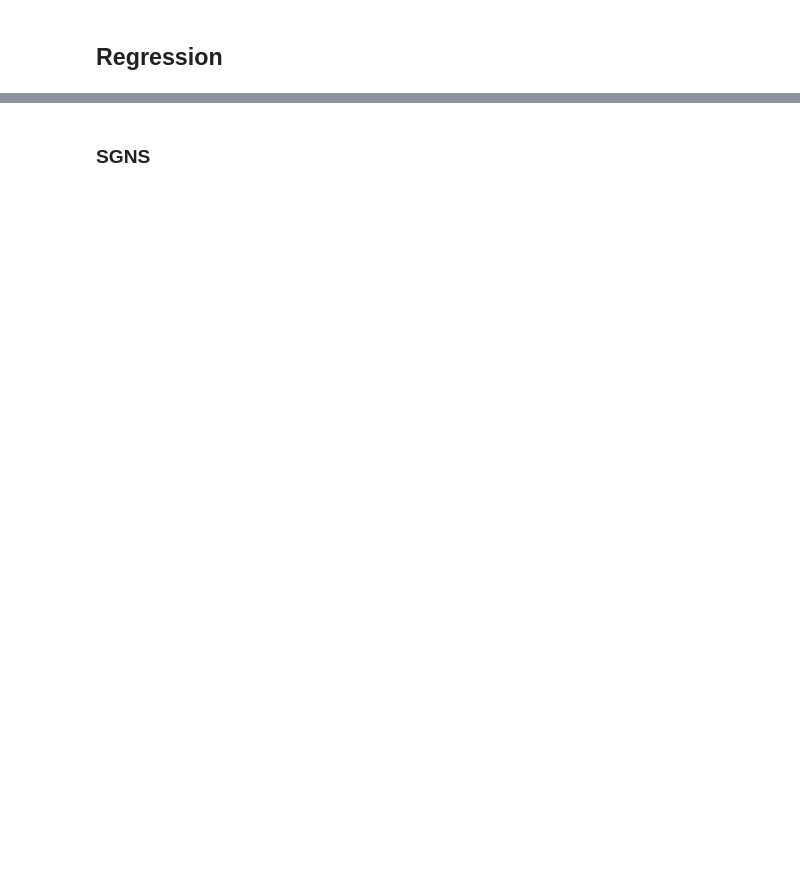
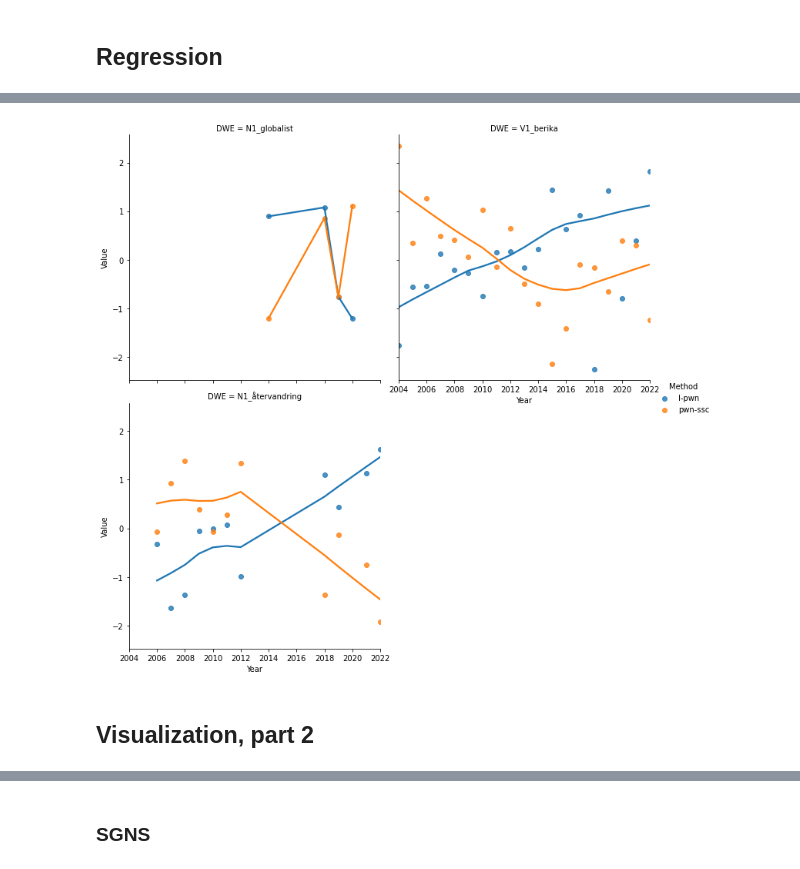
Before and after one commit to mboholm/dw_change, a Jupyter notebook: analysis/replacements/analysis.ipynb, the cells around one changed output, grey strips where cells are left out. Drawn from its saved outputs; the diff is of its cells as text; code cells hidden in the pictures; blank space fills up the shorter version.

```diff
--- a/analysis/replacements/analysis.ipynb
+++ b/analysis/replacements/analysis.ipynb
@@ -627,0 +1386,19 @@ def sigmoid(x):
+# %%
+DWES = ["N1_förortsgäng", "N1_globalist", "V1_berika", "N1_återvandring"]
+reg_trend(
+    iod_data_frames = [fb_bert_iod]*4,
+    dwes = DWES,
+    criteria = [{"A-Strategy":"rn"}]*4,
+    years = [years]*4,
+    meas=["I-pwn", "pwn-ssc"],
+    truncate = True,
+    inverse = "pwn-ssc",
+    return_time_series=True,
+#     add_r = True,
+    normalize = True,
+    smooth=True
+)
+# %% [output]
+[figure, added]
+# %% [markdown]
+## Visualization, part 2
```
Also changed, not shown: parts of 322 cells of this notebook, 1 other file.
